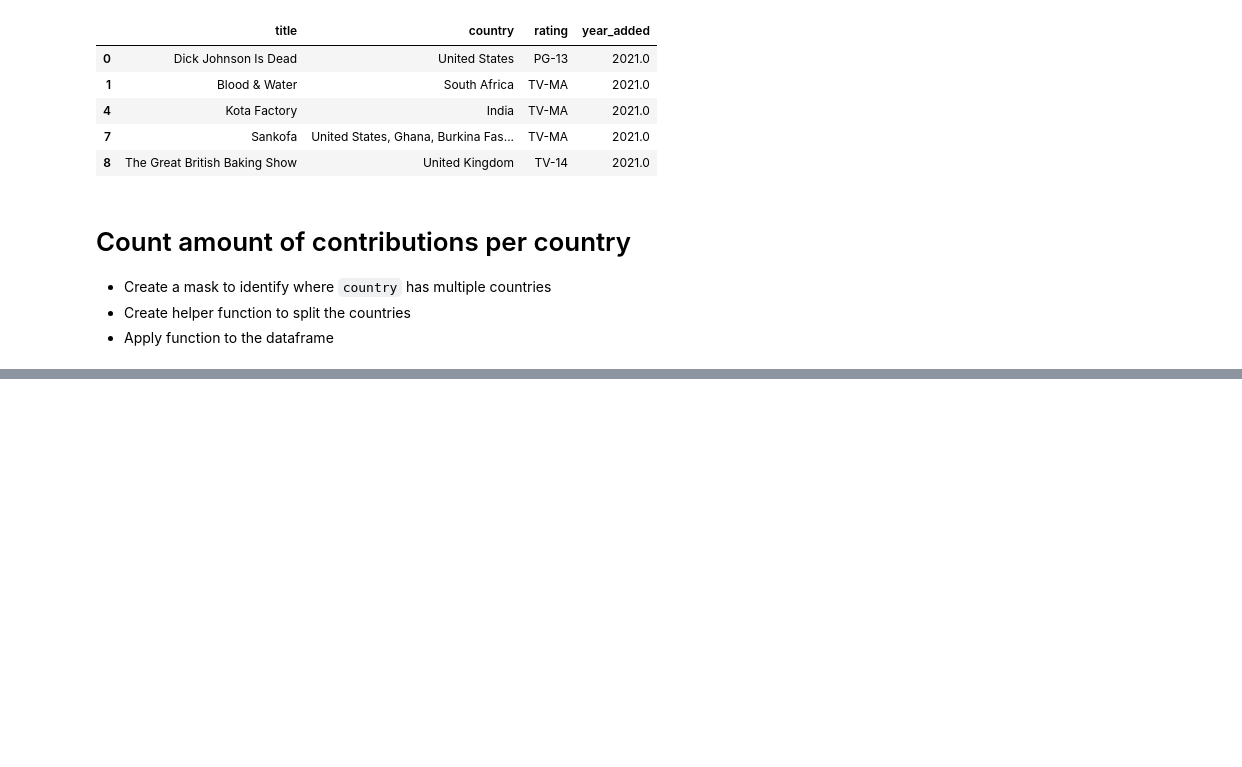
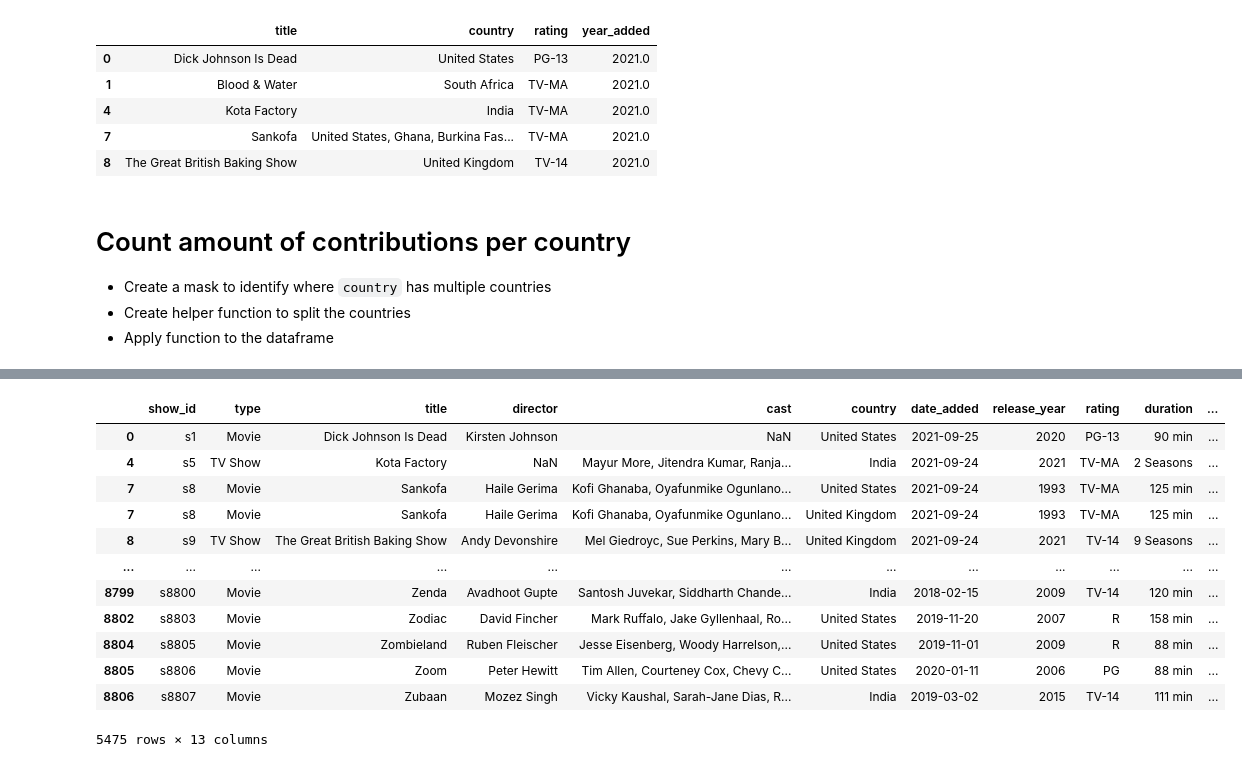
Before and after one commit to AlantheG21/4379_Assignment1, a Jupyter notebook: notebooks/analysis.ipynb, the cells around one changed output, grey strips where cells are left out. Saved outputs shown, nothing was run; the diff lists cells and outputs as text; code cells hidden in the pictures; blank space fills up the shorter version.

```diff
--- a/notebooks/analysis.ipynb
+++ b/notebooks/analysis.ipynb
@@ -130,0 +145,19 @@ Name: count, dtype: int64
+# %%
+top_3_countries = top_countries.head(3).index.tolist()
+mask = df_clean["country"].isin(top_3_countries)
+df_top_3 = df_clean[mask]
+df_top_3
+# %% [output]
+|  | show_id | type | title | director | cast | country | date_added | release_year | rating | duration | ... |
+| 0 | s1 | Movie | Dick Johnson Is Dead | Kirsten Johnson | NaN | United States | 2021-09-25 | 2020 | PG-13 | 90 min | ... |
+| 4 | s5 | TV Show | Kota Factory | NaN | Mayur More, Jitendra Kumar, Ranja... | India | 2021-09-24 | 2021 | TV-MA | 2 Seasons | ... |
+| 7 | s8 | Movie | Sankofa | Haile Gerima | Kofi Ghanaba, Oyafunmike Ogunlano... | United States | 2021-09-24 | 1993 | TV-MA | 125 min | ... |
+| 7 | s8 | Movie | Sankofa | Haile Gerima | Kofi Ghanaba, Oyafunmike Ogunlano... | United Kingdom | 2021-09-24 | 1993 | TV-MA | 125 min | ... |
+| 8 | s9 | TV Show | The Great British Baking Show | Andy Devonshire | Mel Giedroyc, Sue Perkins, Mary B... | United Kingdom | 2021-09-24 | 2021 | TV-14 | 9 Seasons | ... |
+| ... | ... | ... | ... | ... | ... | ... | ... | ... | ... | ... | ... |
+| 8799 | s8800 | Movie | Zenda | Avadhoot Gupte | Santosh Juvekar, Siddharth Chande... | India | 2018-02-15 | 2009 | TV-14 | 120 min | ... |
+| 8802 | s8803 | Movie | Zodiac | David Fincher | Mark Ruffalo, Jake Gyllenhaal, Ro... | United States | 2019-11-20 | 2007 | R | 158 min | ... |
+| 8804 | s8805 | Movie | Zombieland | Ruben Fleischer | Jesse Eisenberg, Woody Harrelson,... | United States | 2019-11-01 | 2009 | R | 88 min | ... |
+| 8805 | s8806 | Movie | Zoom | Peter Hewitt | Tim Allen, Courteney Cox, Chevy C... | United States | 2020-01-11 | 2006 | PG | 88 min | ... |
+| 8806 | s8807 | Movie | Zubaan | Mozez Singh | Vicky Kaushal, Sarah-Jane Dias, R... | India | 2019-03-02 | 2015 | TV-14 | 111 min | ... |
+5475 rows × 13 columns
```
Also changed, not shown: parts of 4 cells of this notebook.
